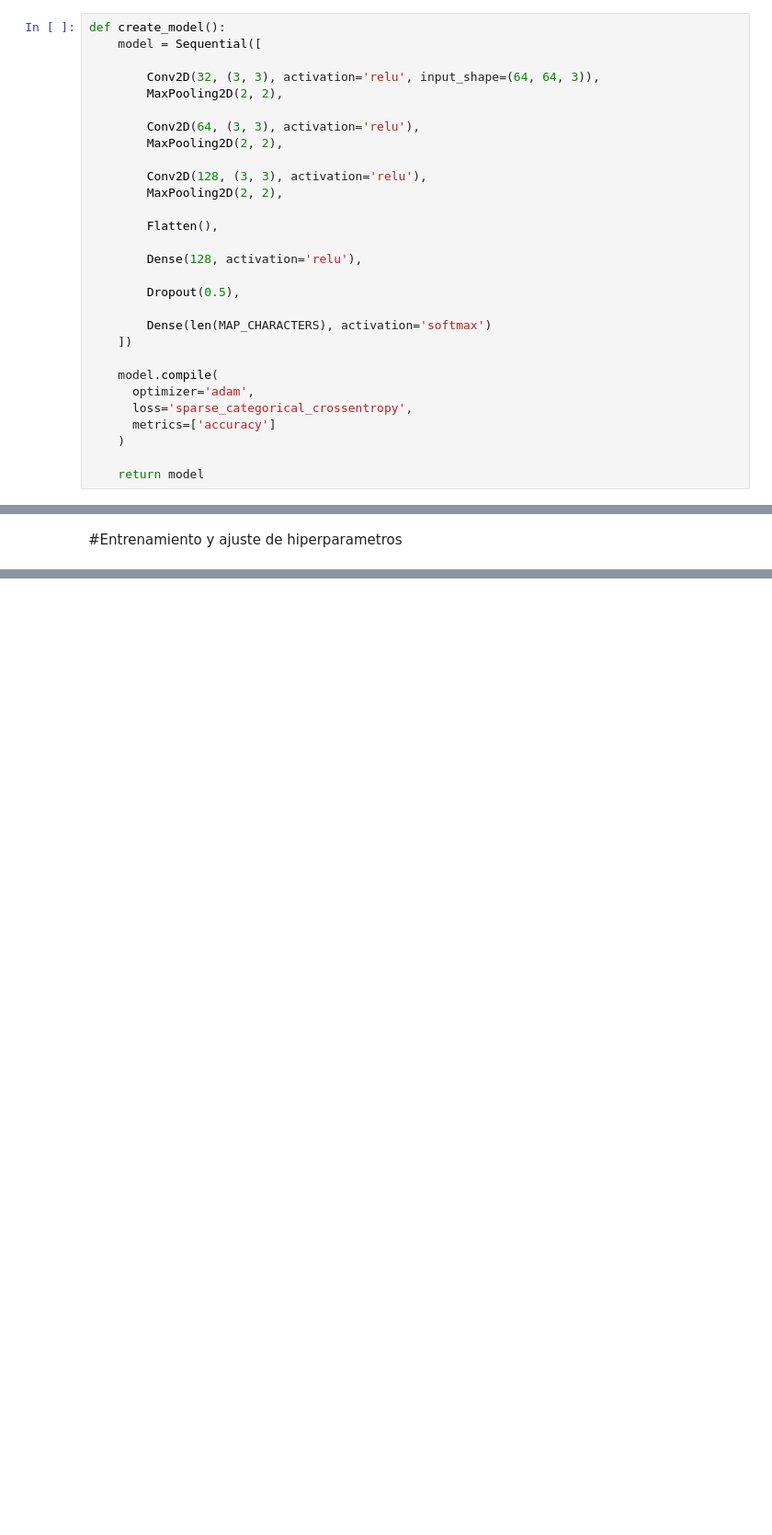
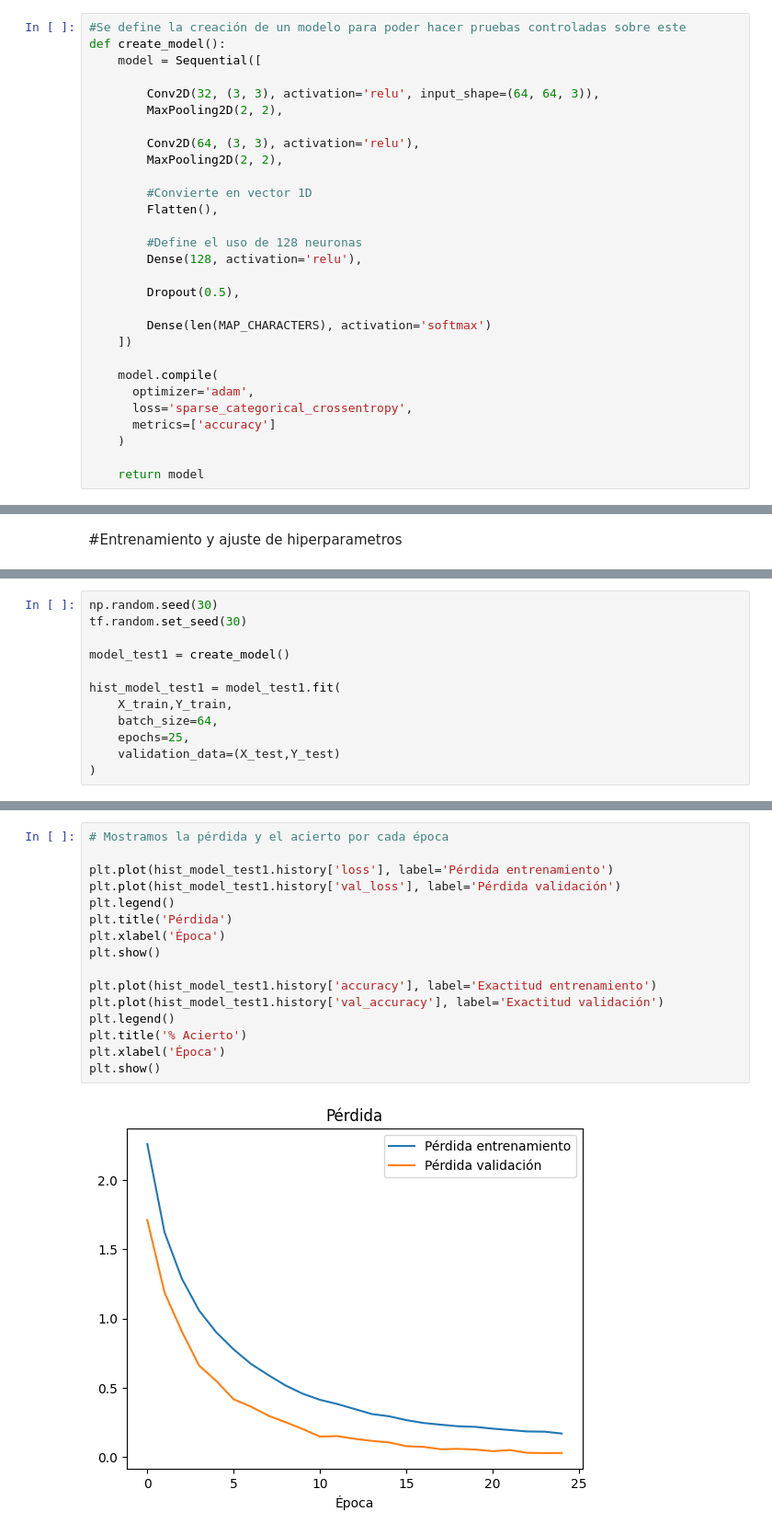
Before and after one commit to Albedofan69420/SIMPSONS-CNN, a Jupyter notebook: Evaluación2_deep_learning.ipynb, the cells around one changed output, grey strips where cells are left out. Shown at 92% size. Cells and saved outputs as stored; diff of their text form; blank space fills up the shorter version.

Commit message:
feat: se agregó la creación del modelo cnn y parte de los entrenamientos necesarios para probar la eficacia de los modelos.

```diff
--- a/Evaluación2_deep_learning.ipynb
+++ b/Evaluación2_deep_learning.ipynb
@@ -169,6 +188,7 @@ Dentro de la etapa de preprocesamiento de datos se hicieron los siguientes cambi
 # %% [markdown]
 #Definición del modelo CNN
 # %%
+#Se define la creación de un modelo para poder hacer pruebas controladas sobre este
 def create_model():
     model = Sequential([
 
@@ -178,11 +198,10 @@ def create_model():
         Conv2D(64, (3, 3), activation='relu'),
         MaxPooling2D(2, 2),
 
-        Conv2D(128, (3, 3), activation='relu'),
-        MaxPooling2D(2, 2),
-
+        #Convierte en vector 1D
         Flatten(),
 
+        #Define el uso de 128 neuronas
         Dense(128, activation='relu'),
 
         Dropout(0.5),
@@ -201,0 +250,12 @@ def create_model():
+# %%
+np.random.seed(30)
+tf.random.set_seed(30)
+
+model_test1 = create_model()
+
+hist_model_test1 = model_test1.fit(
+    X_train,Y_train,
+    batch_size=64,
+    epochs=25,
+    validation_data=(X_test,Y_test)
+)
@@ -201,0 +280,18 @@ def create_model():
+# %%
+# Mostramos la pérdida y el acierto por cada época
+
+plt.plot(hist_model_test1.history['loss'], label='Pérdida entrenamiento')
+plt.plot(hist_model_test1.history['val_loss'], label='Pérdida validación')
+plt.legend()
+plt.title('Pérdida')
+plt.xlabel('Época')
+plt.show()
+
+plt.plot(hist_model_test1.history['accuracy'], label='Exactitud entrenamiento')
+plt.plot(hist_model_test1.history['val_accuracy'], label='Exactitud validación')
+plt.legend()
+plt.title('% Acierto')
+plt.xlabel('Época')
+plt.show()
+# %% [output]
+[figure, added]
```
Also changed, not shown: parts of 11 cells of this notebook.
